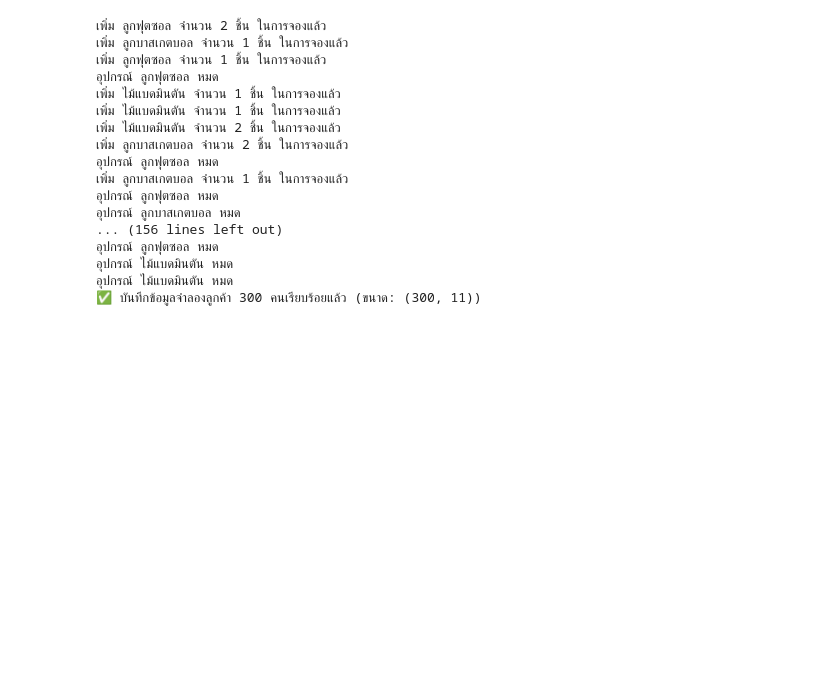
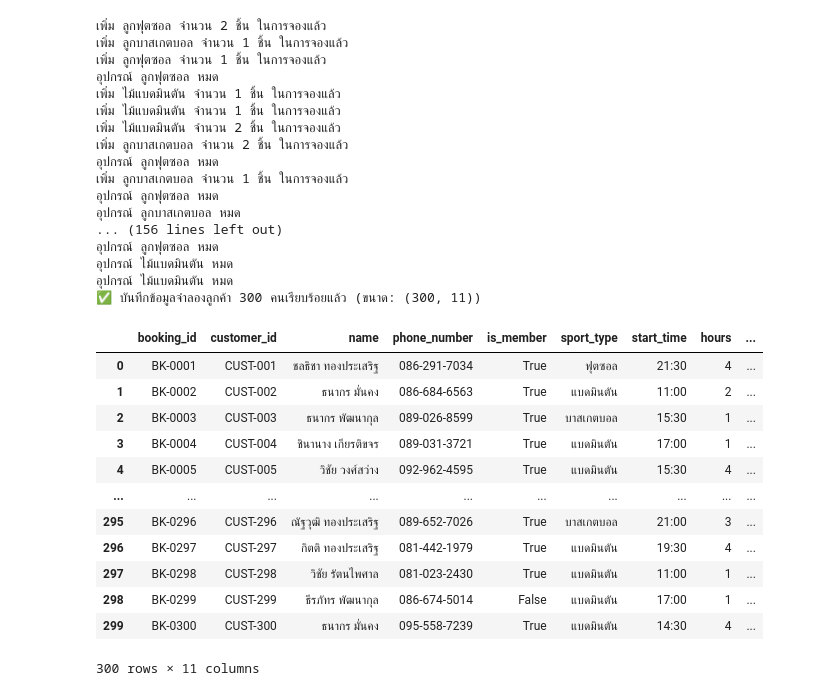
Before and after one commit to sitthinon-stat/Sports-court-rental, a Jupyter notebook: Sports_court_rental.ipynb, the cells around one changed output. Saved outputs shown, nothing was run; the diff lists cells and outputs as text; code cells hidden in the pictures; blank space fills up the shorter version.

```diff
--- a/Sports_court_rental.ipynb
+++ b/Sports_court_rental.ipynb
@@ -513,3 +513,20 @@ print(f"✅ บันทึกข้อมูลจำลองลูกค้
 อุปกรณ์ ไม้แบดมินตัน หมด
 อุปกรณ์ ไม้แบดมินตัน หมด
 ✅ บันทึกข้อมูลจำลองลูกค้า 300 คนเรียบร้อยแล้ว (ขนาด: (300, 11))
+# %%
+court_booking_300_df = pd.DataFrame(dataset_300_rows)
+court_booking_300_df
+# %% [output]
+|  | booking_id | customer_id | name | phone_number | is_member | sport_type | start_time | hours | ... |
+| 0 | BK-0001 | CUST-001 | ชลธิชา ทองประเสริฐ | 086-291-7034 | True | ฟุตซอล | 21:30 | 4 | ... |
+| 1 | BK-0002 | CUST-002 | ธนากร มั่นคง | 086-684-6563 | True | แบดมินตัน | 11:00 | 2 | ... |
+| 2 | BK-0003 | CUST-003 | ธนากร พัฒนากุล | 089-026-8599 | True | บาสเกตบอล | 15:30 | 1 | ... |
+| 3 | BK-0004 | CUST-004 | ชินานาง เกียรติขจร | 089-031-3721 | True | แบดมินตัน | 17:00 | 1 | ... |
+| 4 | BK-0005 | CUST-005 | วิชัย วงศ์สว่าง | 092-962-4595 | True | แบดมินตัน | 15:30 | 4 | ... |
+| ... | ... | ... | ... | ... | ... | ... | ... | ... | ... |
+| 295 | BK-0296 | CUST-296 | ณัฐวุฒิ ทองประเสริฐ | 089-652-7026 | True | บาสเกตบอล | 21:00 | 3 | ... |
+| 296 | BK-0297 | CUST-297 | กิตติ ทองประเสริฐ | 081-442-1979 | True | แบดมินตัน | 19:30 | 4 | ... |
+| 297 | BK-0298 | CUST-298 | วิชัย รัตนไพศาล | 081-023-2430 | True | แบดมินตัน | 11:00 | 1 | ... |
+| 298 | BK-0299 | CUST-299 | ธีรภัทร พัฒนากุล | 086-674-5014 | False | แบดมินตัน | 17:00 | 1 | ... |
+| 299 | BK-0300 | CUST-300 | ธนากร มั่นคง | 095-558-7239 | True | แบดมินตัน | 14:30 | 4 | ... |
+300 rows × 11 columns
```
